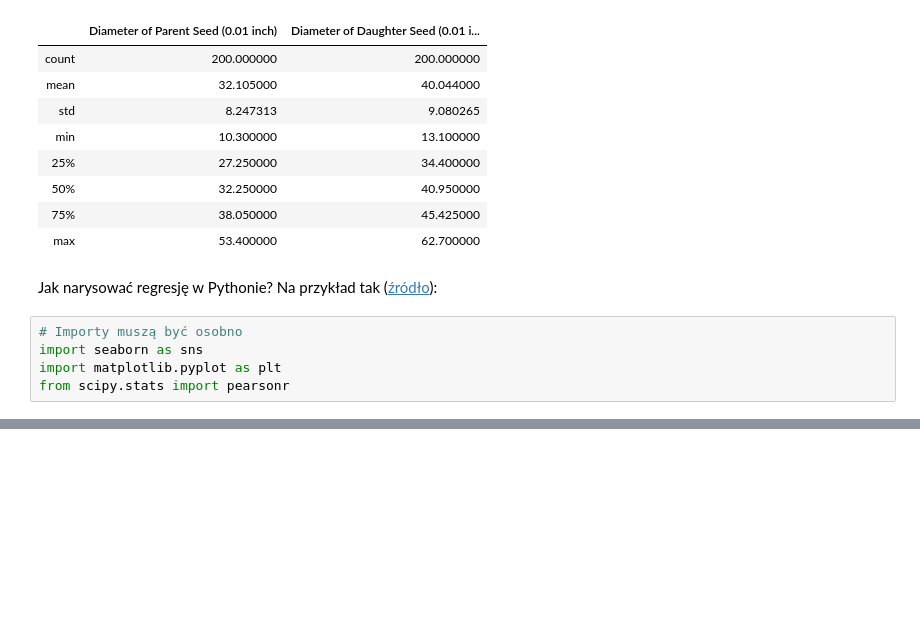
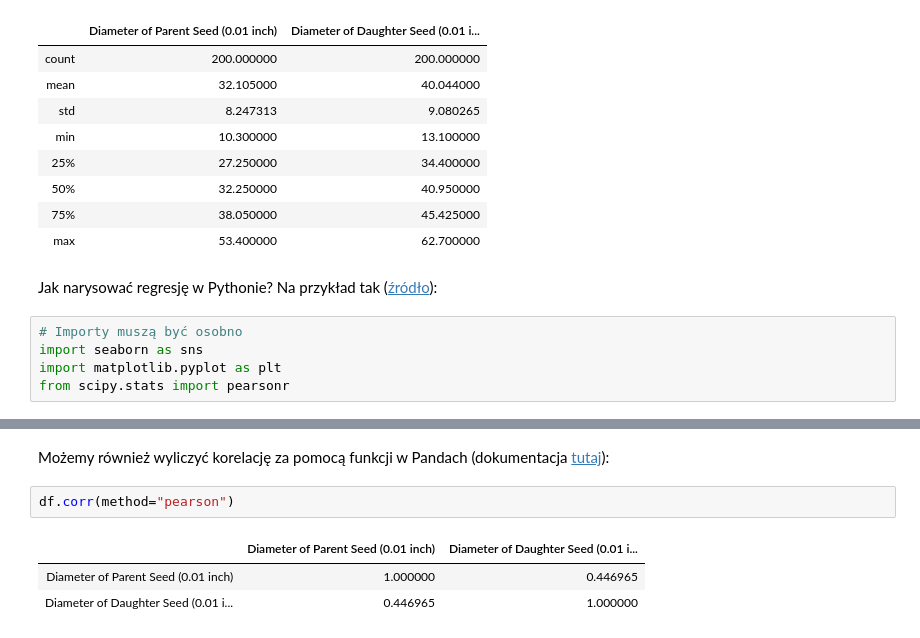
Before and after one commit to mikbuch/hci, a Jupyter notebook: 02_03_Bardziej_zaawansowany_przykład_Django.ipynb, the cells around one changed output, grey strips where cells are left out. Cells and saved outputs as stored; diff of their text form; blank space fills up the shorter version.

Commit message:
Data analysis example

```diff
--- a/02_03_Bardziej_zaawansowany_przykład_Django.ipynb
+++ b/02_03_Bardziej_zaawansowany_przykład_Django.ipynb
@@ -104,0 +105,8 @@ plt.tight_layout()
+# %% [markdown]
+Możemy również wyliczyć korelację za pomocą funkcji w Pandach (dokumentacja [tutaj](https://pandas.pydata.org/pandas-docs/stable/reference/api/pandas.DataFrame.corr.html)):
+# %%
+df.corr(method="pearson")
+# %% [output]
+|  | Diameter of Parent Seed (0.01 inch) | Diameter of Daughter Seed (0.01 i... |
+| Diameter of Parent Seed (0.01 inch) | 1.000000 | 0.446965 |
+| Diameter of Daughter Seed (0.01 i... | 0.446965 | 1.000000 |
```
Also changed, not shown: parts of 5 cells of this notebook, 3 other files.
